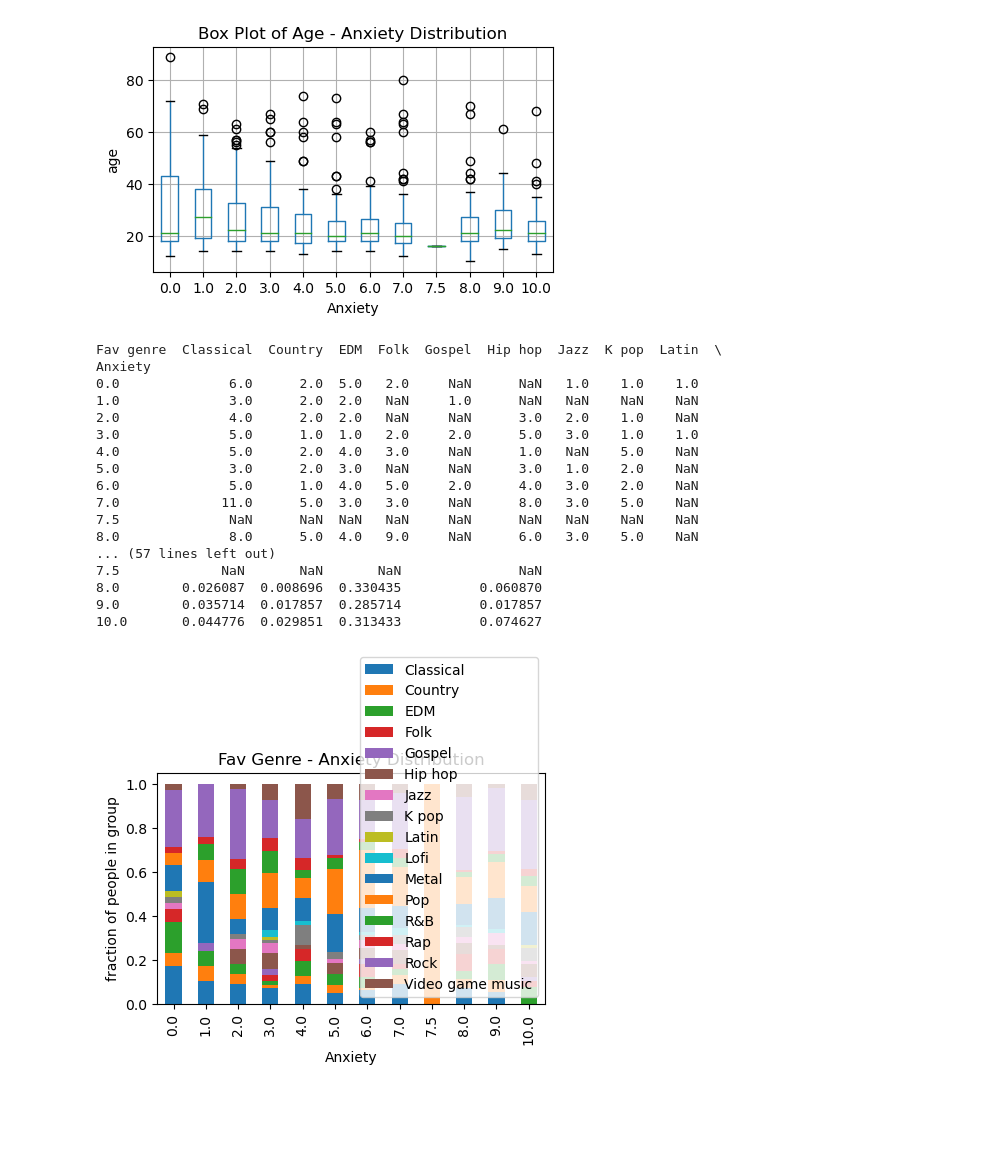
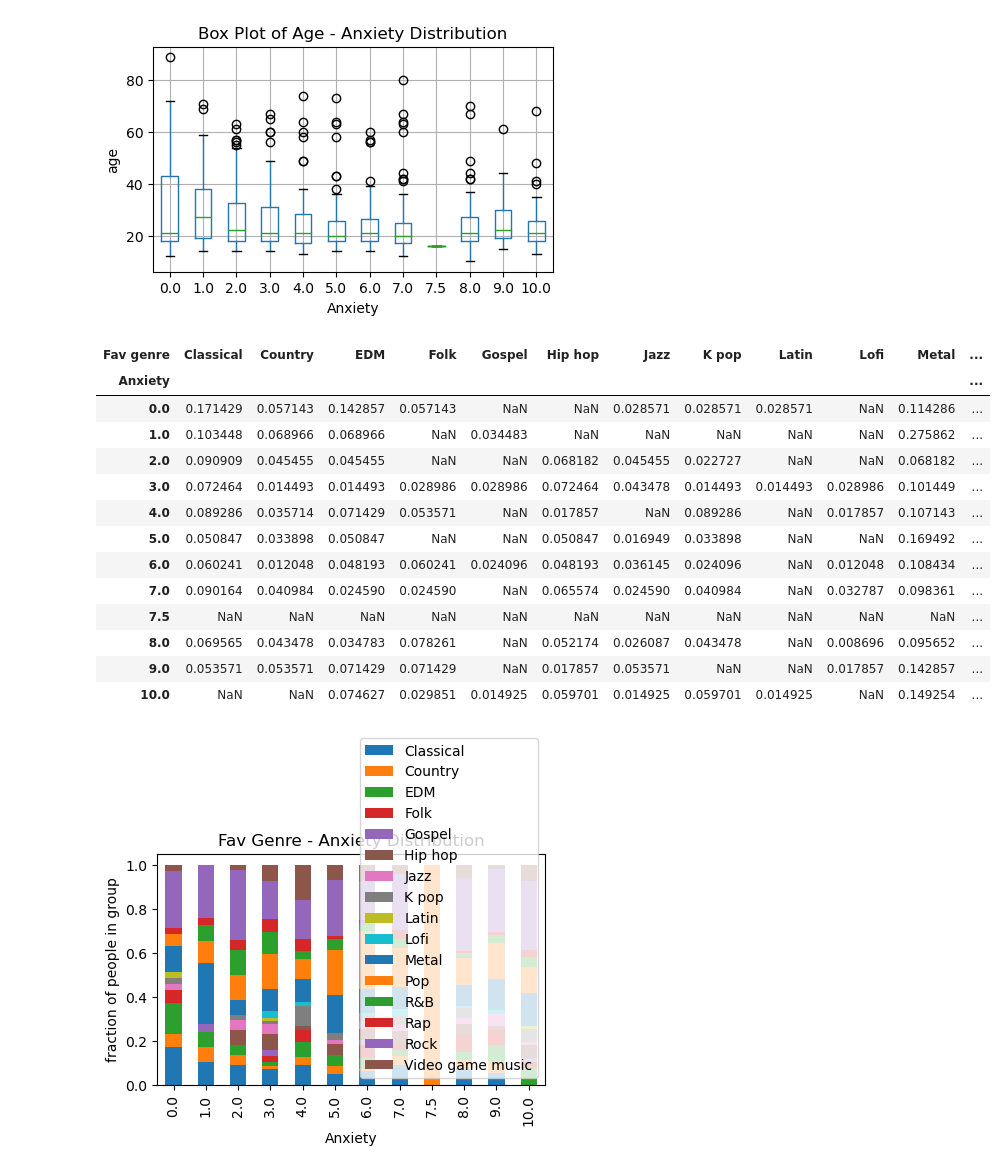
Before and after one commit to XinyiW5/myrepositoryxinyi, a Jupyter notebook: 1030_sem_project.ipynb, the cells around one changed output. Saved outputs shown, nothing was run; the diff lists cells and outputs as text; code cells hidden in the pictures; blank space fills up the shorter version.

```diff
--- a/1030_sem_project.ipynb
+++ b/1030_sem_project.ipynb
@@ -198,29 +202,26 @@ plt.show()
 # %%
 #To see the relations between genre and Anxiety level - corresponding to my goal
 #More Visualization plots here
 count_matrix = df.groupby(['Anxiety', 'Fav genre']).size().unstack()
-print(count_matrix)
+count_matrix
 
 count_matrix_norm = count_matrix.div(count_matrix.sum(axis=1),axis=0)
-print(count_matrix_norm)
+count_matrix_norm
 # %% [output]
-Fav genre  Classical  Country  EDM  Folk  Gospel  Hip hop  Jazz  K pop  Latin  \
-Anxiety
-0.0              6.0      2.0  5.0   2.0     NaN      NaN   1.0    1.0    1.0
-1.0              3.0      2.0  2.0   NaN     1.0      NaN   NaN    NaN    NaN
-2.0              4.0      2.0  2.0   NaN     NaN      3.0   2.0    1.0    NaN
-3.0              5.0      1.0  1.0   2.0     2.0      5.0   3.0    1.0    1.0
-4.0              5.0      2.0  4.0   3.0     NaN      1.0   NaN    5.0    NaN
-5.0              3.0      2.0  3.0   NaN     NaN      3.0   1.0    2.0    NaN
-6.0              5.0      1.0  4.0   5.0     2.0      4.0   3.0    2.0    NaN
-7.0             11.0      5.0  3.0   3.0     NaN      8.0   3.0    5.0    NaN
-7.5              NaN      NaN  NaN   NaN     NaN      NaN   NaN    NaN    NaN
-8.0              8.0      5.0  4.0   9.0     NaN      6.0   3.0    5.0    NaN
-... (57 lines left out)
-7.5             NaN       NaN       NaN               NaN
-8.0        0.026087  0.008696  0.330435          0.060870
-9.0        0.035714  0.017857  0.285714          0.017857
-10.0       0.044776  0.029851  0.313433          0.074627
+| Fav genre | Classical | Country | EDM | Folk | Gospel | Hip hop | Jazz | K pop | Latin | Lofi | Metal | ... |
+| Anxiety |  |  |  |  |  |  |  |  |  |  |  | ... |
+| 0.0 | 0.171429 | 0.057143 | 0.142857 | 0.057143 | NaN | NaN | 0.028571 | 0.028571 | 0.028571 | NaN | 0.114286 | ... |
+| 1.0 | 0.103448 | 0.068966 | 0.068966 | NaN | 0.034483 | NaN | NaN | NaN | NaN | NaN | 0.275862 | ... |
+| 2.0 | 0.090909 | 0.045455 | 0.045455 | NaN | NaN | 0.068182 | 0.045455 | 0.022727 | NaN | NaN | 0.068182 | ... |
+| 3.0 | 0.072464 | 0.014493 | 0.014493 | 0.028986 | 0.028986 | 0.072464 | 0.043478 | 0.014493 | 0.014493 | 0.028986 | 0.101449 | ... |
+| 4.0 | 0.089286 | 0.035714 | 0.071429 | 0.053571 | NaN | 0.017857 | NaN | 0.089286 | NaN | 0.017857 | 0.107143 | ... |
+| 5.0 | 0.050847 | 0.033898 | 0.050847 | NaN | NaN | 0.050847 | 0.016949 | 0.033898 | NaN | NaN | 0.169492 | ... |
+| 6.0 | 0.060241 | 0.012048 | 0.048193 | 0.060241 | 0.024096 | 0.048193 | 0.036145 | 0.024096 | NaN | 0.012048 | 0.108434 | ... |
+| 7.0 | 0.090164 | 0.040984 | 0.024590 | 0.024590 | NaN | 0.065574 | 0.024590 | 0.040984 | NaN | 0.032787 | 0.098361 | ... |
+| 7.5 | NaN | NaN | NaN | NaN | NaN | NaN | NaN | NaN | NaN | NaN | NaN | ... |
+| 8.0 | 0.069565 | 0.043478 | 0.034783 | 0.078261 | NaN | 0.052174 | 0.026087 | 0.043478 | NaN | 0.008696 | 0.095652 | ... |
+| 9.0 | 0.053571 | 0.053571 | 0.071429 | 0.071429 | NaN | 0.017857 | 0.053571 | NaN | NaN | 0.017857 | 0.142857 | ... |
+| 10.0 | NaN | NaN | 0.074627 | 0.029851 | 0.014925 | 0.059701 | 0.014925 | 0.059701 | 0.014925 | NaN | 0.149254 | ... |
 # %%
 count_matrix_norm.plot(kind='bar', stacked=True,figsize=(5,3))
 plt.ylabel('fraction of people in group')
```
Also changed, not shown: parts of 51 cells of this notebook, 1 other file.
